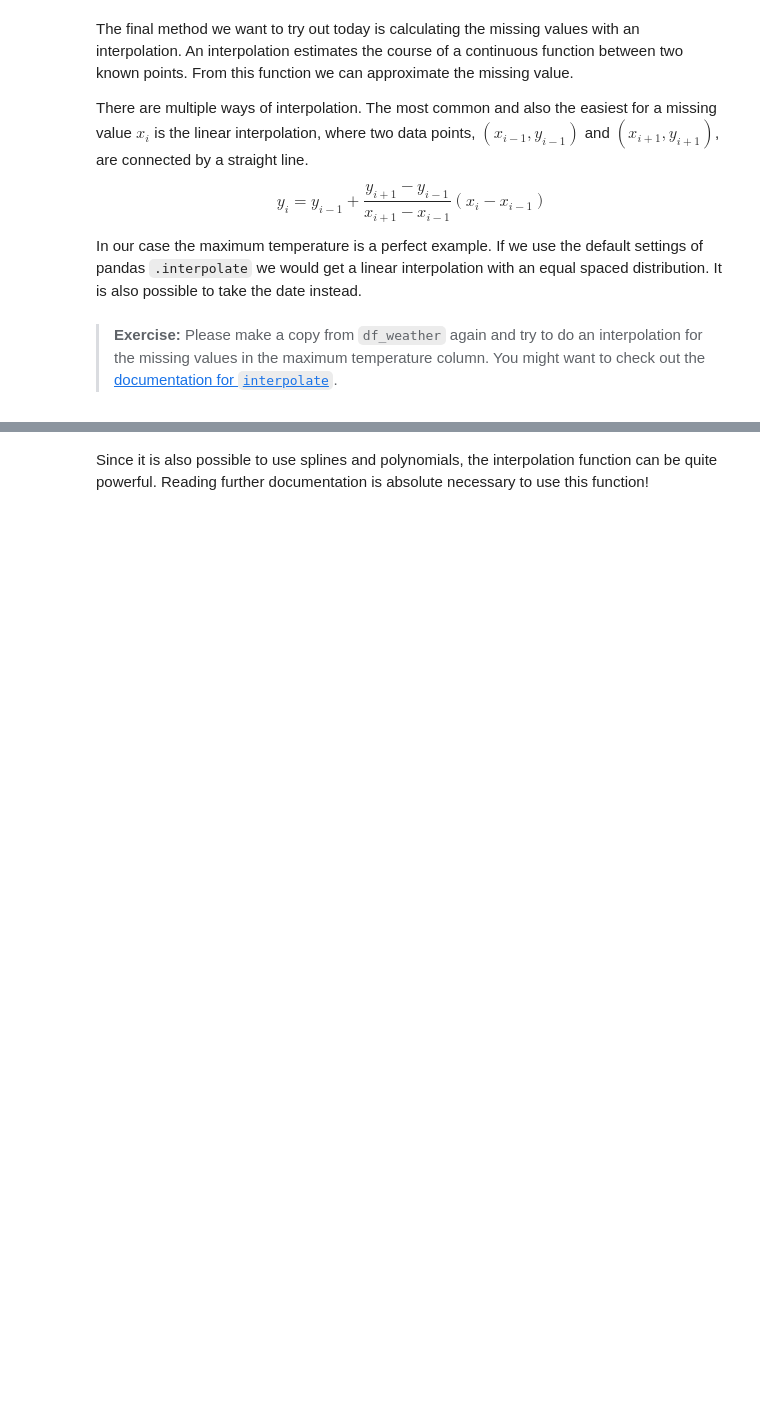
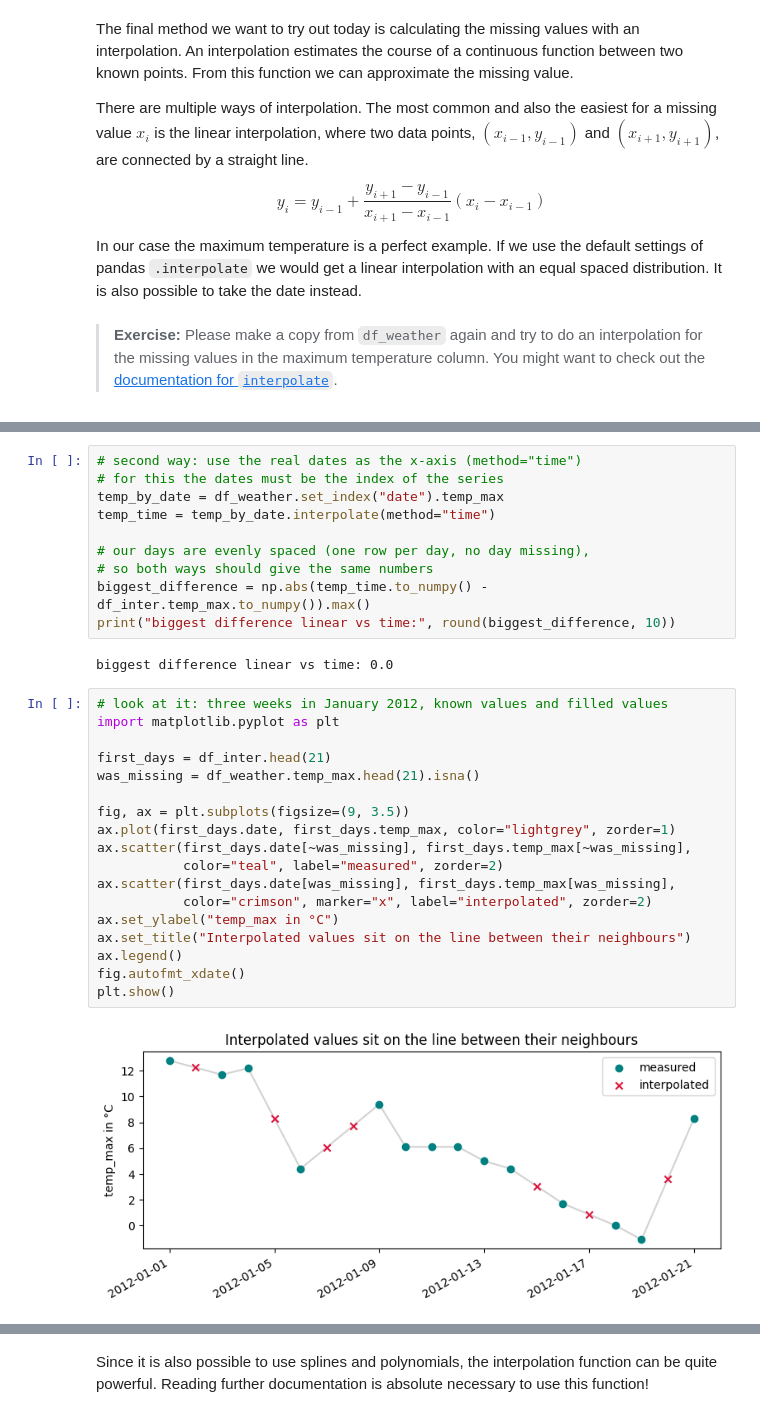
Before and after one commit to crsbln/ds-data-cleaning, a Jupyter notebook: 01_data_cleaning.ipynb, the cells around one changed output, grey strips where cells are left out. Saved outputs shown, nothing was run; the diff lists cells and outputs as text; blank space fills up the shorter version.

```diff
--- a/01_data_cleaning.ipynb
+++ b/01_data_cleaning.ipynb
@@ -340,0 +708,32 @@ In our case the maximum temperature is a perfect example. If we use the default
+# %%
+# second way: use the real dates as the x-axis (method="time")
+# for this the dates must be the index of the series
+temp_by_date = df_weather.set_index("date").temp_max
+temp_time = temp_by_date.interpolate(method="time")
+
+# our days are evenly spaced (one row per day, no day missing),
+# so both ways should give the same numbers
+biggest_difference = np.abs(temp_time.to_numpy() - df_inter.temp_max.to_numpy()).max()
+print("biggest difference linear vs time:", round(biggest_difference, 10))
+# %% [output]
+biggest difference linear vs time: 0.0
+# %%
+# look at it: three weeks in January 2012, known values and filled values
+import matplotlib.pyplot as plt
+
+first_days = df_inter.head(21)
+was_missing = df_weather.temp_max.head(21).isna()
+
+fig, ax = plt.subplots(figsize=(9, 3.5))
+ax.plot(first_days.date, first_days.temp_max, color="lightgrey", zorder=1)
+ax.scatter(first_days.date[~was_missing], first_days.temp_max[~was_missing],
+           color="teal", label="measured", zorder=2)
+ax.scatter(first_days.date[was_missing], first_days.temp_max[was_missing],
+           color="crimson", marker="x", label="interpolated", zorder=2)
+ax.set_ylabel("temp_max in °C")
+ax.set_title("Interpolated values sit on the line between their neighbours")
+ax.legend()
+fig.autofmt_xdate()
+plt.show()
+# %% [output]
+[figure, added]
```
Also changed, not shown: parts of 46 cells of this notebook.
